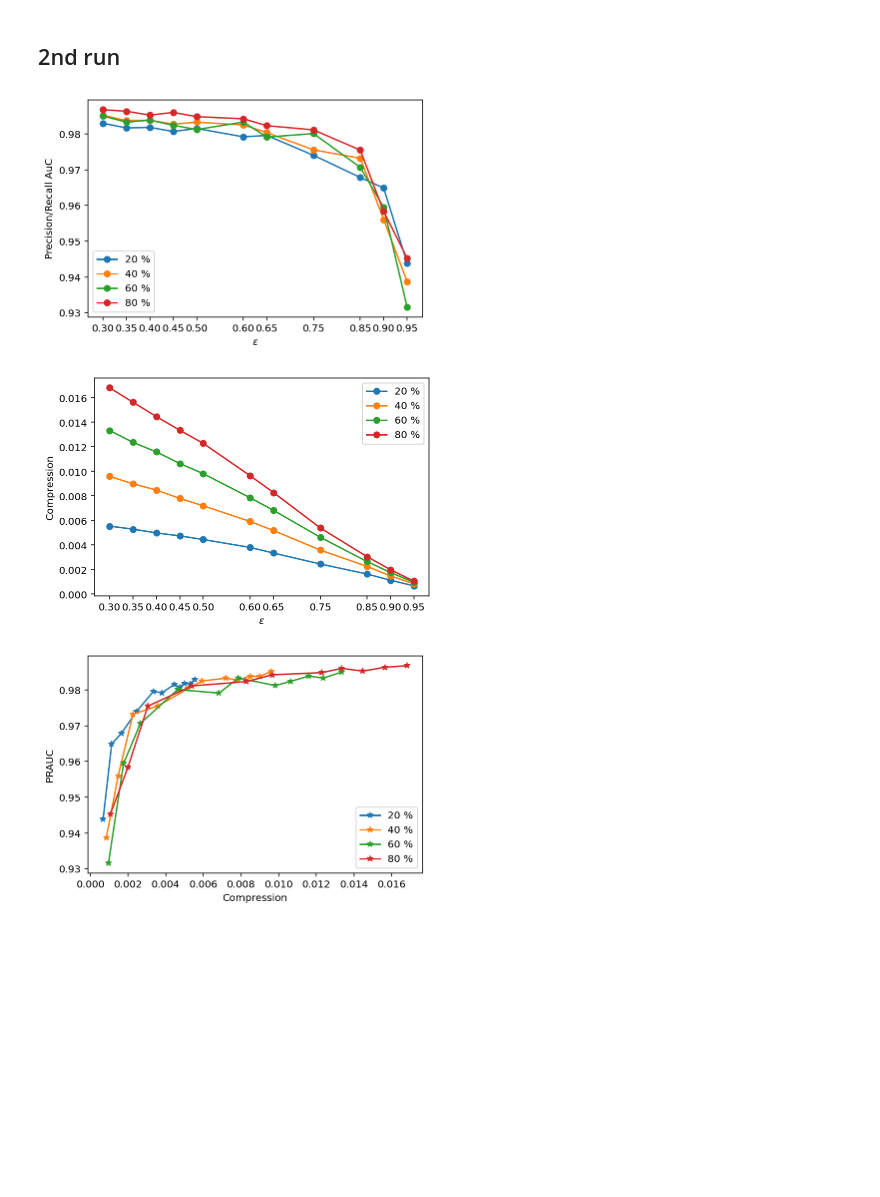
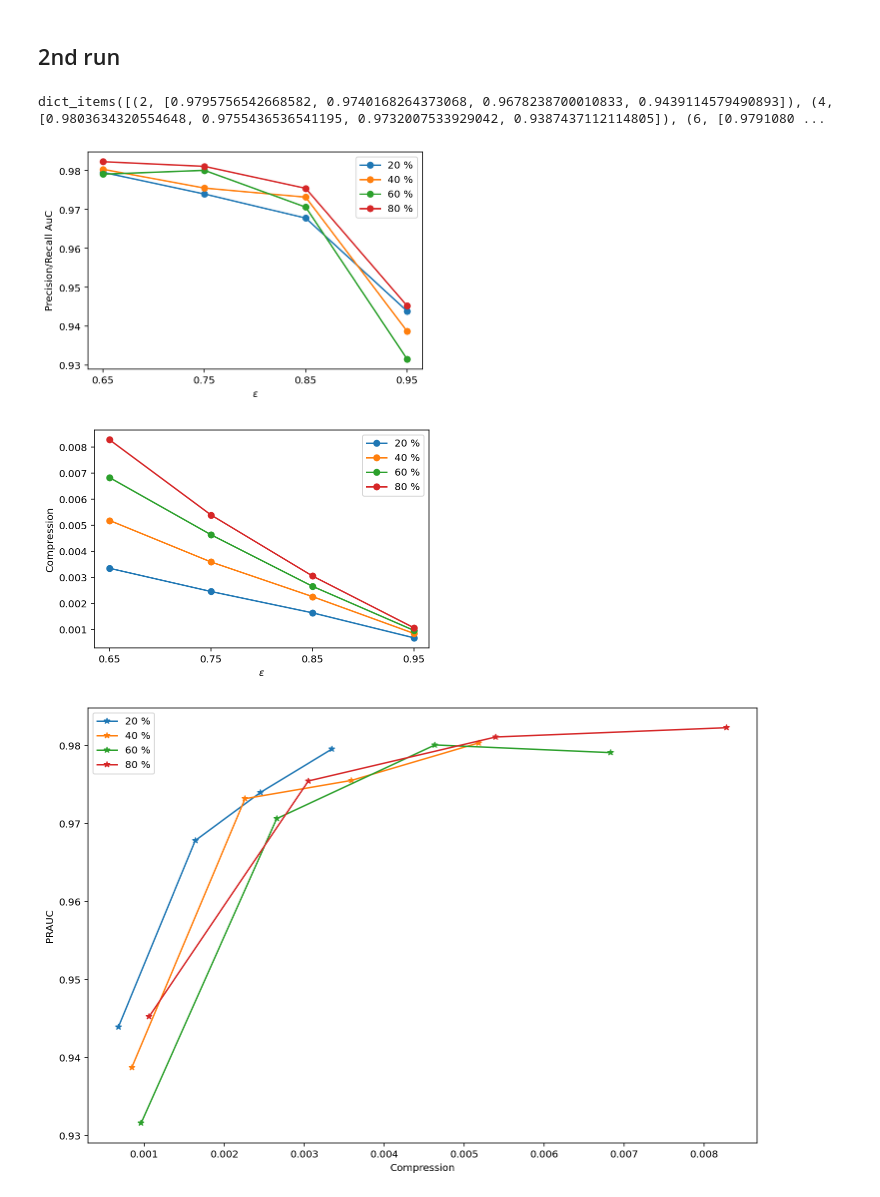
Before and after one commit to jrybicki-jsc/smms, a Jupyter notebook: graphla/newcluster_results.ipynb, the cells around one changed output. Saved outputs shown, nothing was run; the diff lists cells and outputs as text; code cells hidden in the pictures; blank space fills up the shorter version.

```diff
--- a/graphla/newcluster_results.ipynb
+++ b/graphla/newcluster_results.ipynb
@@ -329,24 +331,36 @@ for p_size in list(range(2,10,2)):
+# %%
+gammas = [ 0.65, 0.75, 0.85, 0.95] # 0.3, 0.35, 0.4, 0.45, 0.5,0.6,
+p_sizes_new = [f"0.0{a}" for a in range(2,10,2)] + ['0.10', '0.15']
+
+aucs_new, sizes_new = read_go(gammas=gammas, p_sizes=p_sizes_new)
+
+p_sizes_old = [a for a in range(2,10,2)]
+aucs_old, sizes_old = read_go(gammas=gammas, p_sizes=p_sizes_old)
 # %%
 del sizes[6]
 del sizes[5]
 del aucs[6]
 del aucs[5]
+# %%
+aucs_old.items()
+# %% [output]
+dict_items([(2, [0.9795756542668582, 0.9740168264373068, 0.9678238700010833, 0.9439114579490893]), (4, [0.9803634320554648, 0.9755436536541195, 0.9732007533929042, 0.9387437112114805]), (6, [0.9791080 ...
 # %%
 #plt.title('Performance for different sizes of the origin network')
-for k, mauc in aucs.items():
-    plt.plot(gammas, mauc,'-o', label=f"{k*10} %")
+for k, mauc in aucs_old.items():
+    plt.plot(gammas, mauc,'-o', label=f"{int(k)*10} %")
 
 plt.xlabel(f"$\epsilon$")
 plt.ylabel('Precision/Recall AuC')
 plt.xticks(gammas)
 plt.legend();
-plt.savefig('../fig/part_auc.svg', format='svg', bbox_inches = 'tight', dpi=1000);
+#plt.savefig('../fig/part_auc.svg', format='svg', bbox_inches = 'tight', dpi=1000);
 # %% [output]
-[figure, old version]
+[figure, new version]
 # %%
 #plt.title('Size of the final model for different sizes of the origin network')
-for k, ss in sizes.items():
-    plt.plot(gammas, list(map(lambda x: x/f_size, ss)),'-o', label=f"{k*10} %")
+for k, ss in sizes_old.items():
+    plt.plot(gammas, list(map(lambda x: x/f_size, ss)),'-o', label=f"{int(k)*10} %")
 
 plt.xlabel(f"$\epsilon$")
 plt.xticks(gammas)
@@ -354,16 +368,16 @@ plt.ylabel('Compression')
 plt.legend();
 plt.savefig('../fig/part_comp.svg', format='svg', bbox_inches = 'tight', dpi=1000);
 # %% [output]
-[figure, old version]
+[figure, new version]
 # %%
 #PRAUC on y axis and compression on the x axis
+plt.figure(figsize=(12,8))
 
-
-for k, ss in sizes.items():
-    plt.plot(list(map(lambda x: x/f_size, ss)), aucs[k],'-*', label=f"{k*10} %")
+for k, ss in sizes_old.items():
+    plt.plot(list(map(lambda x: x/f_size, ss)), aucs_old[k],'-*', label=f"{int(k)*10} %")
 
 plt.legend()
 plt.xlabel('Compression')
 plt.ylabel('PRAUC');
 # %% [output]
-[figure, old version]
+[figure, new version]
```
Also changed, not shown: parts of 19 cells of this notebook.
